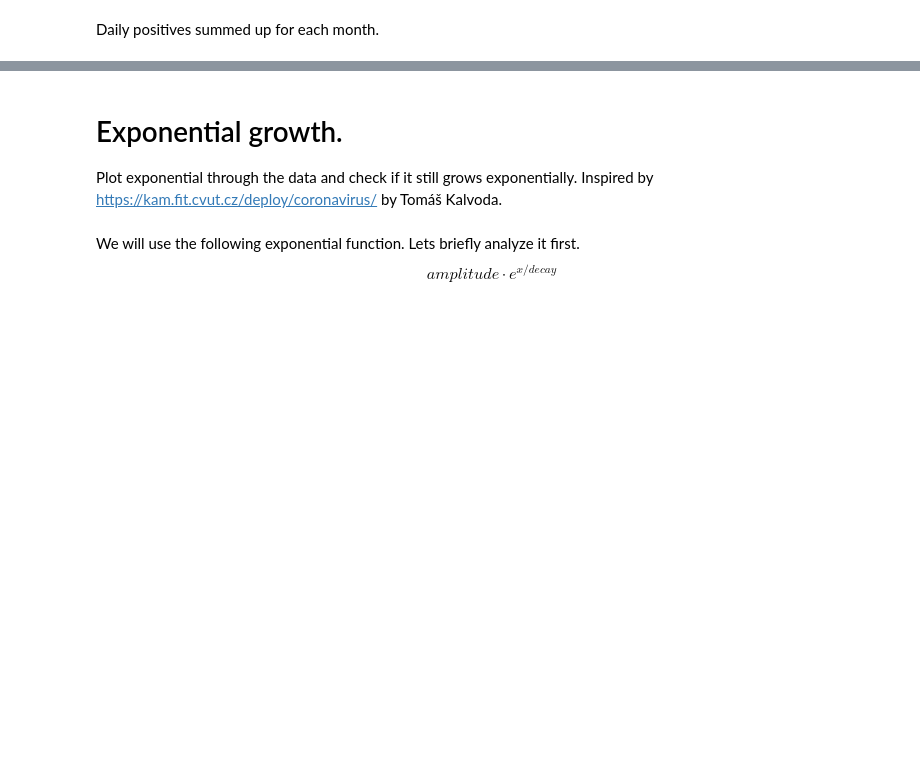
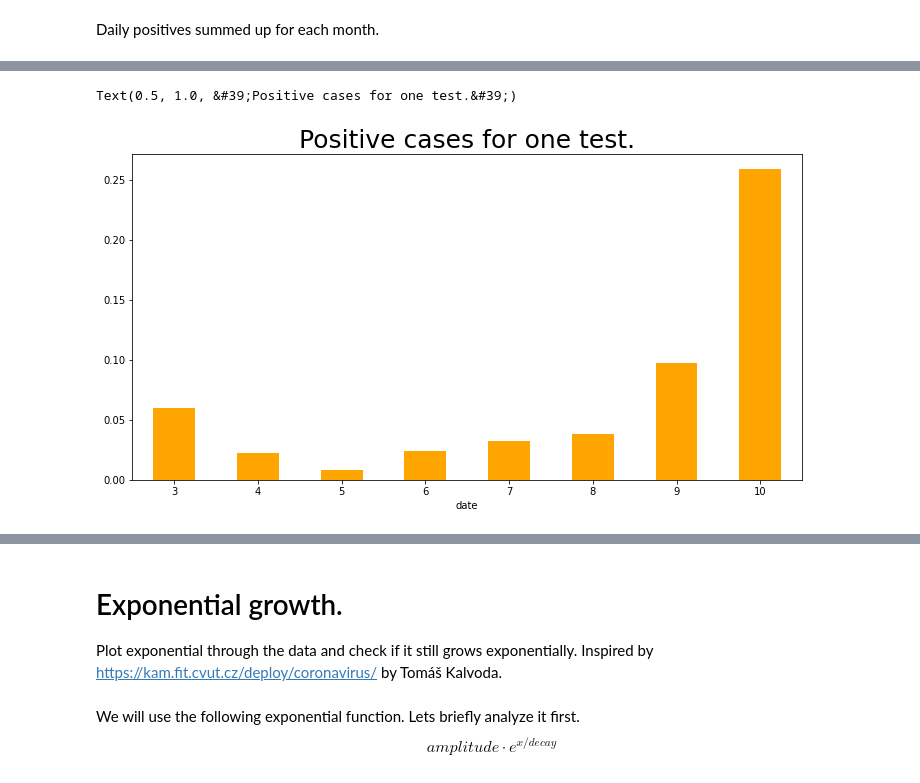
Before and after one commit to Gregofi/corona-czechia, a Jupyter notebook: corona.ipynb, the cells around one changed output, grey strips where cells are left out. Cells and saved outputs as stored; diff of their text form; code cells hidden in the pictures; blank space fills up the shorter version.

```diff
--- a/corona.ipynb
+++ b/corona.ipynb
@@ -184,3 +184,10 @@ Text(0.5, 1.0, &#39;Tests done for each month.&#39;)
+# %%
+tmp_row =  g["daily_positives"] / g["daily_tests"]
+ax = tmp_row.plot(color='orange', kind='bar', figsize=(12,6), rot=0)
+ax.set_title("Positive cases for one test.", fontsize=25)
+# %% [output]
+Text(0.5, 1.0, &#39;Positive cases for one test.&#39;)
+[figure, added]
 # %%
 def bar_plot(y, title=None, color='brown'):
     # Format function to return 'day'.'month'. from datetime.
```
Also changed, not shown: parts of 17 cells of this notebook.
